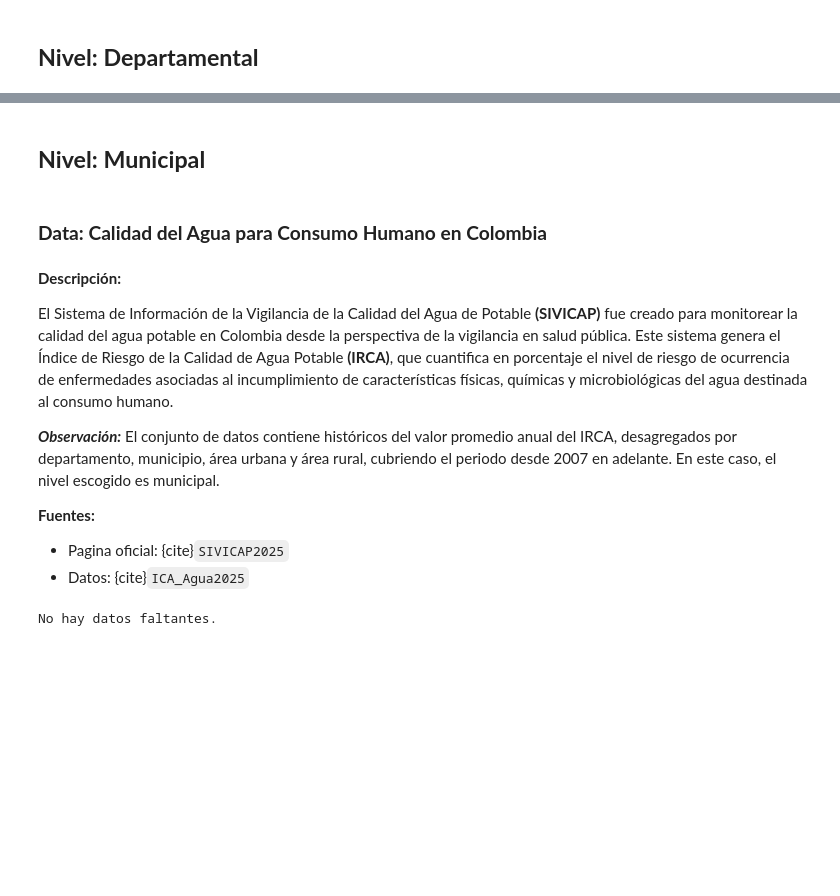
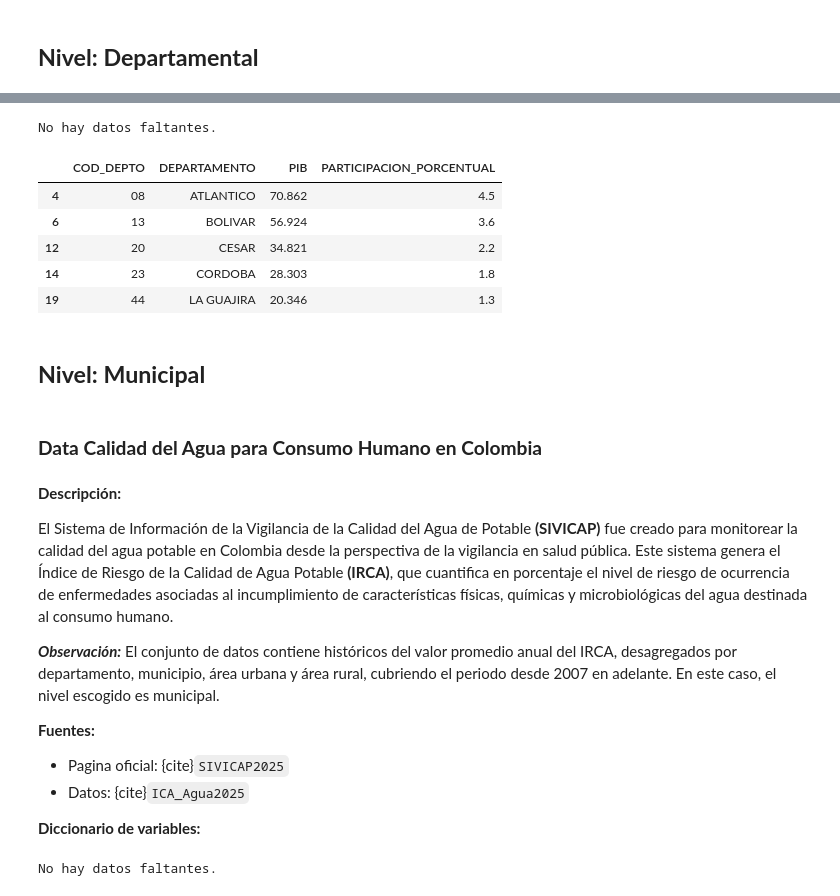
Before and after one commit to CIDEACC/datos_externos_convocatoria38, a Jupyter notebook: _sources/raw_to_processed.ipynb, the cells around one changed output, grey strips where cells are left out. Saved outputs shown, nothing was run; the diff lists cells and outputs as text; code cells hidden in the pictures; blank space fills up the shorter version.

```diff
--- a/_sources/raw_to_processed.ipynb
+++ b/_sources/raw_to_processed.ipynb
@@ -35,7 +56,23 @@ Por cada conjunto de datos, se debe realizar el siguiente proceso:
+# %%
+data_raw_pib = pd.read_csv("https://docs.google.com/spreadsheets/d/1xywhKY3jsXeYFKP8dVrPJKb5wAsmmiV9/export?format=csv")
+data_processed_pib = data_cleaned_pib(data_raw_pib, 'CARIBE')
+# %%
+analizar_columnas_faltantes(data_processed_pib)
+# %% [output]
+No hay datos faltantes.
+# %%
+data_processed_pib.head()
+# %% [output]
+|  | COD_DEPTO | DEPARTAMENTO | PIB | PARTICIPACION_PORCENTUAL |
+| 4 | 08 | ATLANTICO | 70.862 | 4.5 |
+| 6 | 13 | BOLIVAR | 56.924 | 3.6 |
+| 12 | 20 | CESAR | 34.821 | 2.2 |
+| 14 | 23 | CORDOBA | 28.303 | 1.8 |
+| 19 | 44 | LA GUAJIRA | 20.346 | 1.3 |
 # %% [markdown]
 ## **Nivel: Municipal**
 # %% [markdown]
-### **Data: Calidad del Agua para Consumo Humano en Colombia**
+### **Data Calidad del Agua para Consumo Humano en Colombia**
 # %% [markdown]
 **Descripción:**
 
@@ -48,6 +85,9 @@ El Sistema de Información de la Vigilancia de la Calidad del Agua de Potable **
 
 - Pagina oficial: {cite}`SIVICAP2025`
 - Datos: {cite}`ICA_Agua2025`
+
+
+**Diccionario de variables:**
 # %%
 data_raw_calidad_agua = pd.read_csv("https://drive.google.com/uc?export=download&id=1rPVSPwtca-q248RwKBYuEqO8BE1pzvMn")
 data_processed_calidad_agua = data_cleaned_calidad_del_agua(data_raw_calidad_agua, 'CARIBE', 2023)
```
Also changed, not shown: parts of 19 cells of this notebook, 26 other files.
